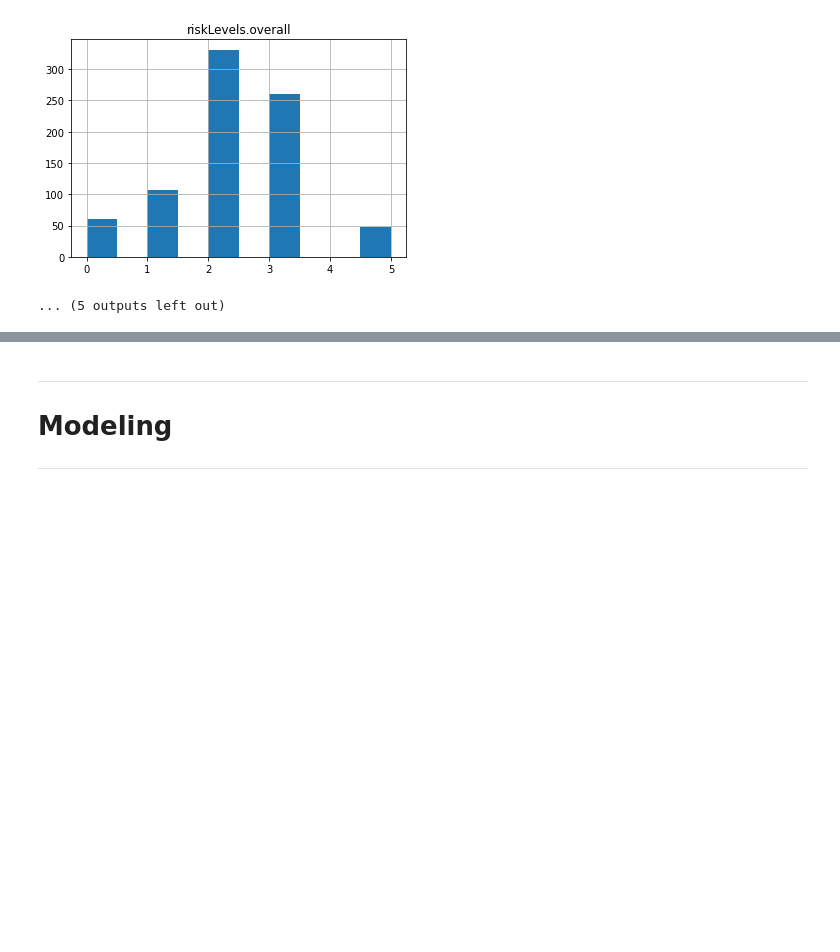
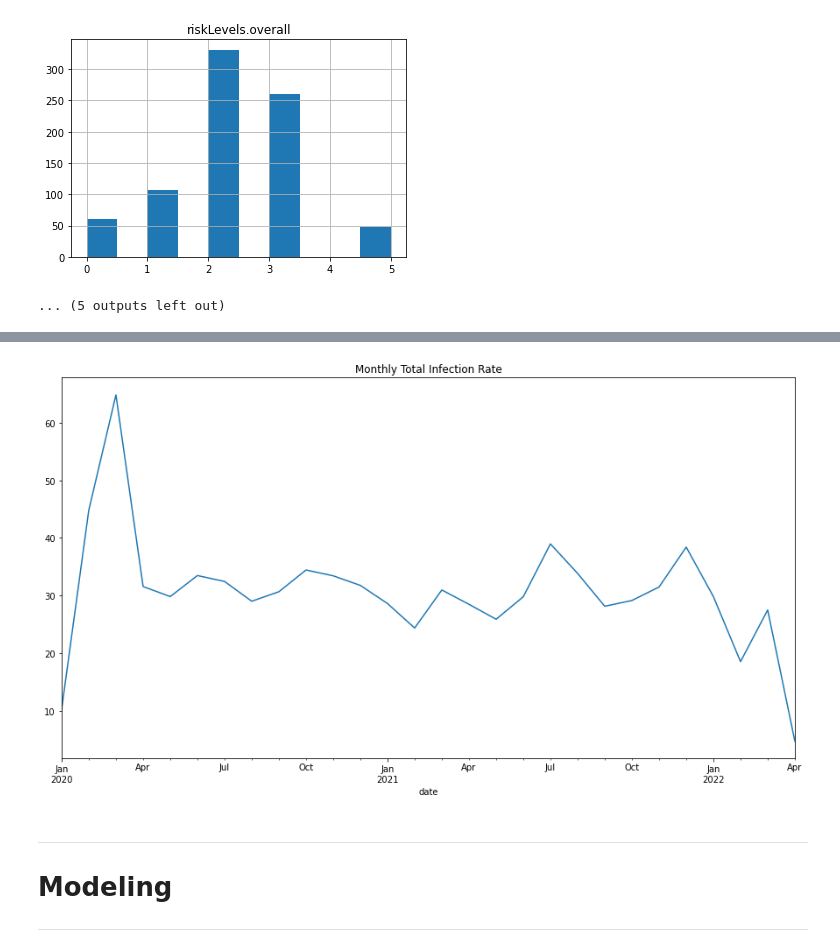
Before and after one commit to JeanetteSchulz/Covid_Analysis, a Jupyter notebook: Jeanettes_Project_Workbook.ipynb, the cells around one changed output, grey strips where cells are left out. Cells and saved outputs as stored; diff of their text form; code cells hidden in the pictures; blank space fills up the shorter version.

```diff
--- a/Jeanettes_Project_Workbook.ipynb
+++ b/Jeanettes_Project_Workbook.ipynb
@@ -397,3 +407,8 @@ covid['actuals.deaths'].resample('M').sum().plot(title='Monthly Average Deaths')
+# %%
+plt.figure(figsize = (15,8))
+covid['metrics.infectionRate'].resample('M').sum().plot(title='Monthly Total Infection Rate');
+# %% [output]
+[figure, added]
 # %% [markdown]
 ---
 # Modeling
```
Also changed, not shown: parts of 18 cells of this notebook.
